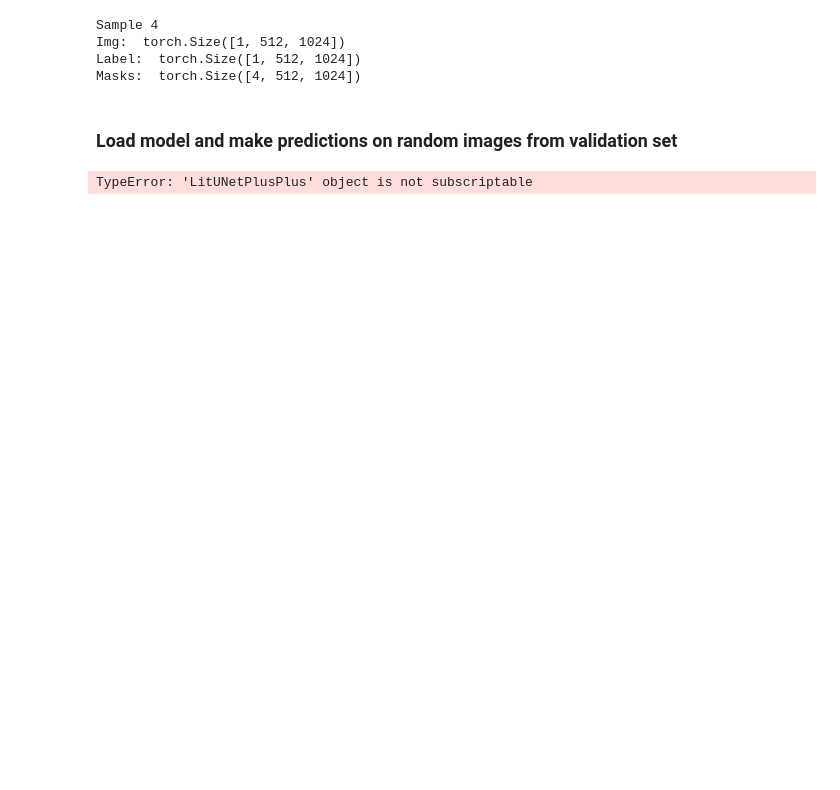
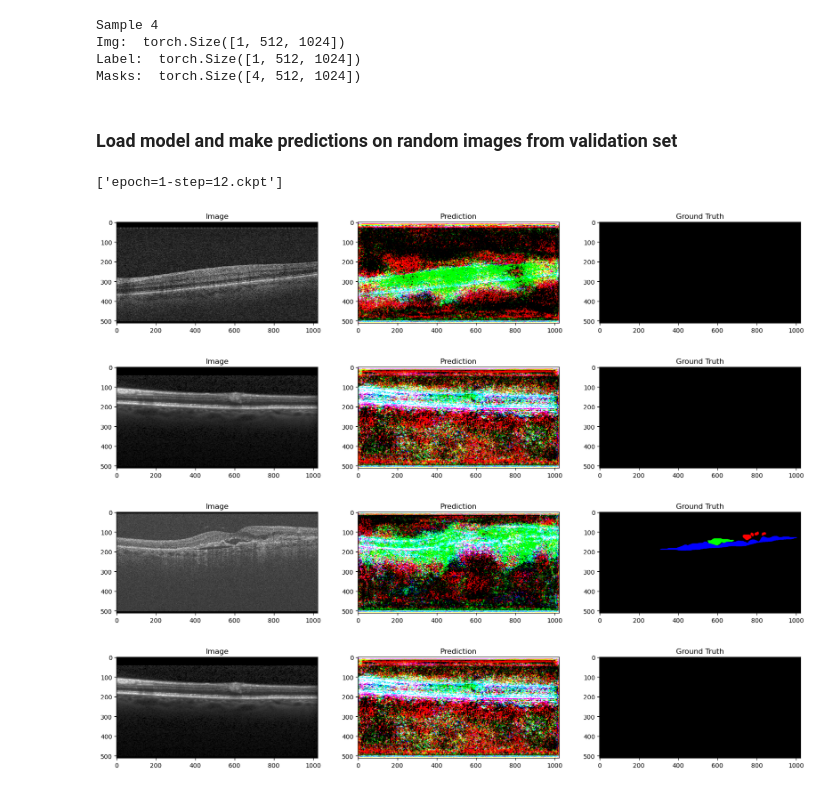
Before and after one commit to moritsih/OPTIMA_SeminarPractical, a Jupyter notebook: practical/main.ipynb, the cells around one changed output. Drawn from its saved outputs; the diff is of its cells as text; code cells hidden in the pictures; blank space fills up the shorter version.

```diff
--- a/practical/main.ipynb
+++ b/practical/main.ipynb
@@ -27,6 +30,7 @@ seed_everything(99, workers=True)
 # %%
 cfg = Config()
-cfg.batch_size = 2
+cfg.batch_size = 1
+cfg.epochs = 2
 # %% [markdown]
 To change experimental setting, check the following:
 
@@ -58,7 +62,8 @@ class LitUNetPlusPlus(L.LightningModule):
     def __init__(self, cfg, model):
         super().__init__()
         self.cfg = cfg
-        self.save_hyperparameters(ignore=['model'])
+        #self.save_hyperparameters(ignore=['model'])
+        self.save_hyperparameters()
         self.model = model
         self.loss_func = DiceCELossSplitter(include_background=True, sigmoid=True, lambda_ce=0.5)
 
@@ -83,7 +88,6 @@ class LitUNetPlusPlus(L.LightningModule):
         masks = batch['masks'].to(self.cfg.device)
 
         outputs = self.model(inputs)
-        #loss = self.loss_func(outputs, masks)
         # try splitting losses
         _, _, total_loss = self.loss_func(outputs, masks)
 
@@ -118,10 +122,12 @@ class LitUNetPlusPlus(L.LightningModule):
         return {"optimizer": optimizer,
                 "lr_scheduler": {'scheduler': scheduler, 'monitor': 'val_loss_total'}}
 
+    def forward(self, x):
+        return self.model(x)
+
 
 model = smp.UnetPlusPlus(**cfg.model_parameters_unetpp)
 unetpp = LitUNetPlusPlus(cfg, model)
-unetpp.freeze()
 
 wandb_logger = WandbLogger(project="PracticalWorkinAI")
 
@@ -129,7 +135,7 @@ checkpoint_callback = ModelCheckpoint(dirpath=cfg.model_path, monitor='val_loss_
 early_stopping = EarlyStopping(monitor='val_loss_total', patience=cfg.early_stopping_patience)
 lr_monitor = LearningRateMonitor(logging_interval='step')
 
-trainer = L.Trainer(accumulate_grad_batches=3,
+trainer = L.Trainer(accumulate_grad_batches=8,
                     max_epochs=cfg.epochs,
                     logger=wandb_logger,
                     default_root_dir=Path(cfg.default_root_dir),
@@ -212,25 +206,33 @@ Label:  torch.Size([1, 512, 1024])
 Masks:  torch.Size([4, 512, 1024])
 # %% [markdown]
 ### Load model and make predictions on random images from validation set
+# %%
+model_checkpoints = os.listdir(cfg.model_path)
+print(model_checkpoints)
+# %% [output]
+['epoch=1-step=12.ckpt']
 # %%
-model = LitUNetPlusPlus.load_from_checkpoint(checkpoint_path = Path(cfg.model_path / 'unetpp.ckpt'))
+model = LitUNetPlusPlus.load_from_checkpoint(checkpoint_path = cfg.model_path / model_checkpoints[0])
 model.eval()
 
 for i in range(4):
     rand_num = np.random.randint(0, len(val_dataset))
     sample = val_dataset[rand_num]
 
     img = sample['img'].unsqueeze(0).to(cfg.device)
     mask = sample['masks'].unsqueeze(0).to(cfg.device)
 
     pred = model(img)
     pred = torch.sigmoid(pred)
 
     # thresholding
     pred[pred > 0.5] = 1
     pred[pred <= 0.5] = 0
 
     plot_img_label_pred(img, pred, mask)
 # %% [output]
-TypeError: 'LitUNetPlusPlus' object is not subscriptable
+[figure, added]
+[figure, added]
+[figure, added]
+[figure, added]
 # %%
```
Also changed, not shown: parts of 7 cells of this notebook, 2 other files.
